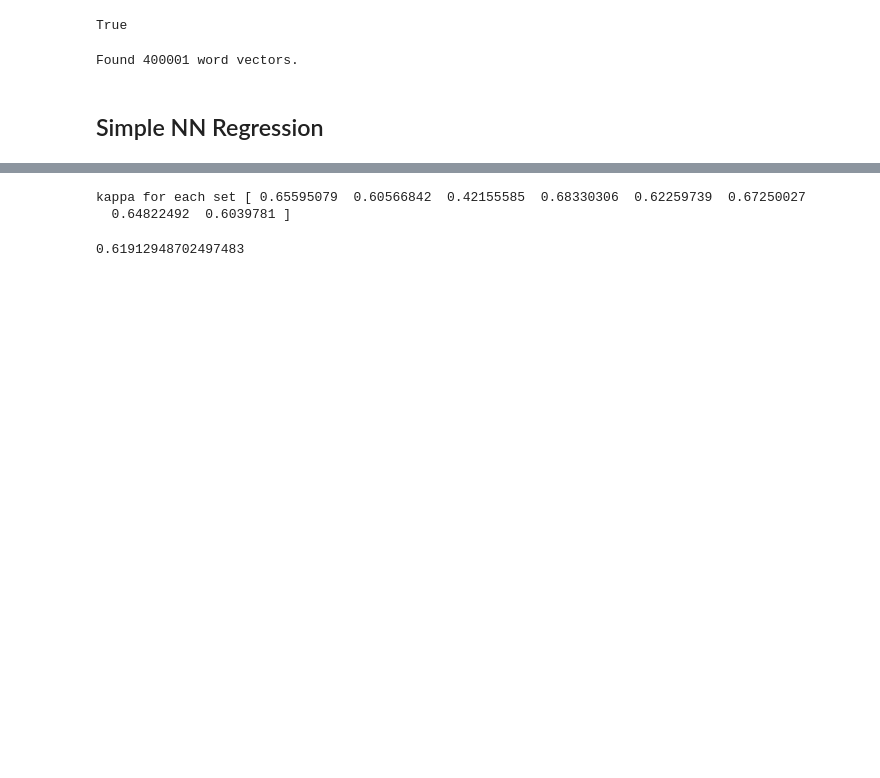
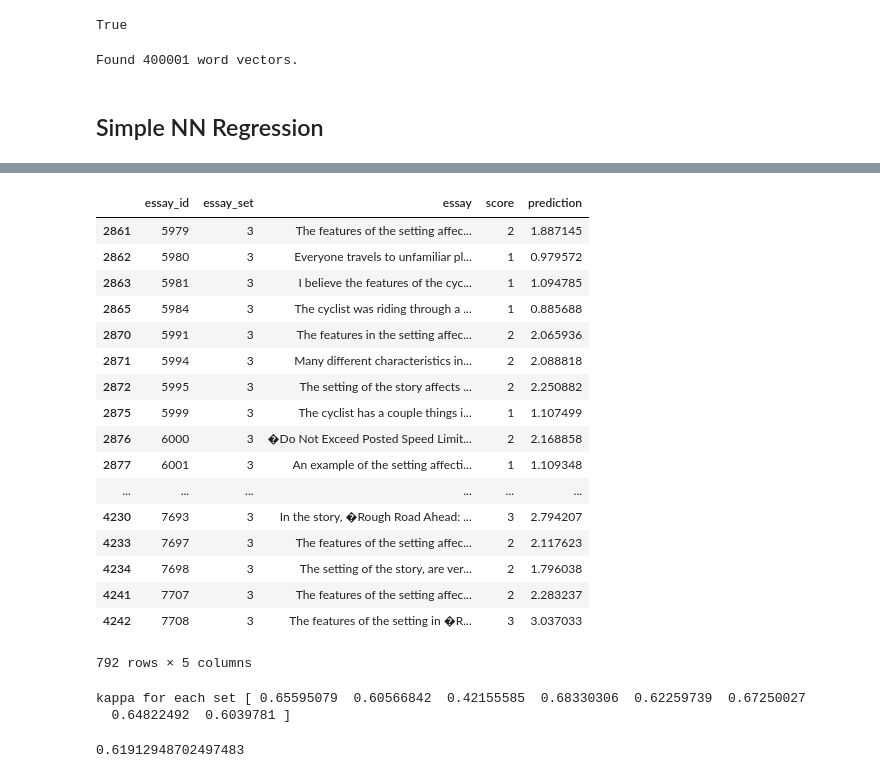
Before and after one commit to zelong430/EssayGrading, a Jupyter notebook: Untitled.ipynb, the cells around one changed output, grey strips where cells are left out. Drawn from its saved outputs; the diff is of its cells as text; code cells hidden in the pictures; blank space fills up the shorter version.

```diff
--- a/Untitled.ipynb
+++ b/Untitled.ipynb
@@ -294,3 +357,24 @@ test[test["essay_set"] == 2]
+# %%
+train[train['essay_set'] == 3][abs(train['prediction'] - train['score'])<0.3]
+# %% [output]
+|  | essay_id | essay_set | essay | score | prediction |
+| 2861 | 5979 | 3 | The features of the setting affec... | 2 | 1.887145 |
+| 2862 | 5980 | 3 | Everyone travels to unfamiliar pl... | 1 | 0.979572 |
+| 2863 | 5981 | 3 | I believe the features of the cyc... | 1 | 1.094785 |
+| 2865 | 5984 | 3 | The cyclist was riding through a ... | 1 | 0.885688 |
+| 2870 | 5991 | 3 | The features in the setting affec... | 2 | 2.065936 |
+| 2871 | 5994 | 3 | Many different characteristics in... | 2 | 2.088818 |
+| 2872 | 5995 | 3 | The setting of the story affects ... | 2 | 2.250882 |
+| 2875 | 5999 | 3 | The cyclist has a couple things i... | 1 | 1.107499 |
+| 2876 | 6000 | 3 | �Do Not Exceed Posted Speed Limit... | 2 | 2.168858 |
+| 2877 | 6001 | 3 | An example of the setting affecti... | 1 | 1.109348 |
+| ... | ... | ... | ... | ... | ... |
+| 4230 | 7693 | 3 | In the story, �Rough Road Ahead: ... | 3 | 2.794207 |
+| 4233 | 7697 | 3 | The features of the setting affec... | 2 | 2.117623 |
+| 4234 | 7698 | 3 | The setting of the story, are ver... | 2 | 1.796038 |
+| 4241 | 7707 | 3 | The features of the setting affec... | 2 | 2.283237 |
+| 4242 | 7708 | 3 | The features of the setting in �R... | 3 | 3.037033 |
+792 rows × 5 columns
 # %%
 result_y = np.zeros((len(pred_y),3))
 result_y[:, 0 ] = test["essay_set"].values
```
Also changed, not shown: parts of 17 cells of this notebook.
